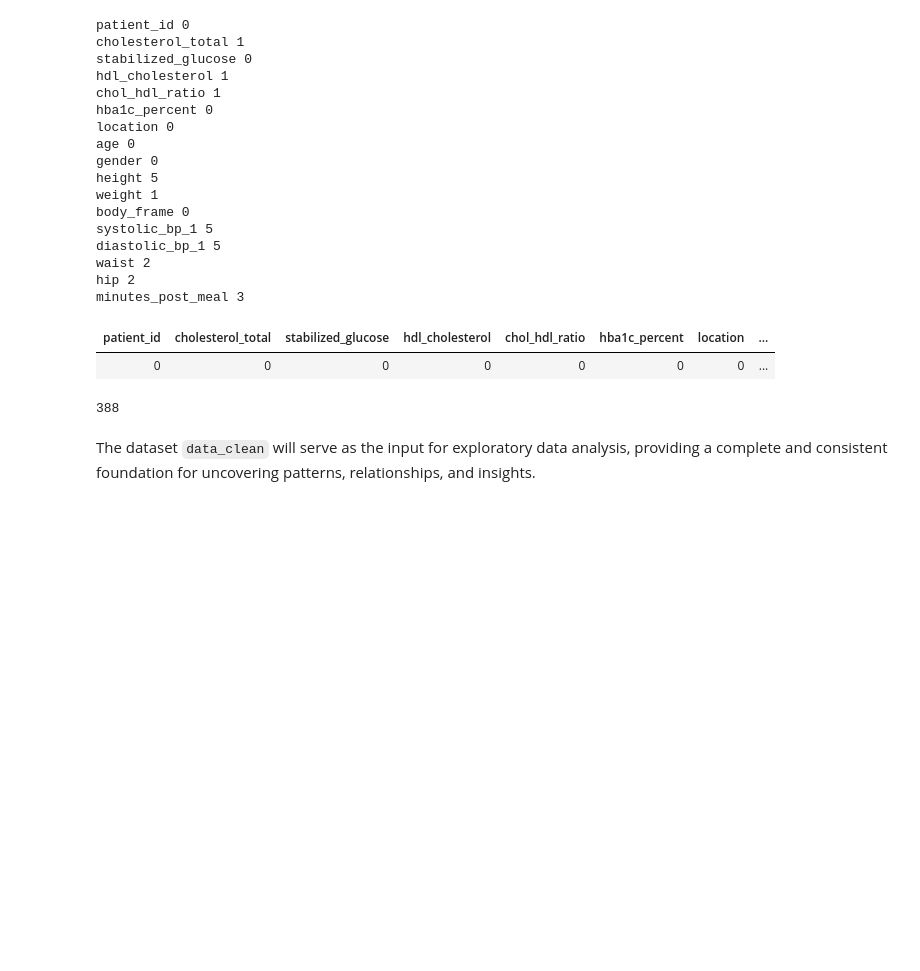
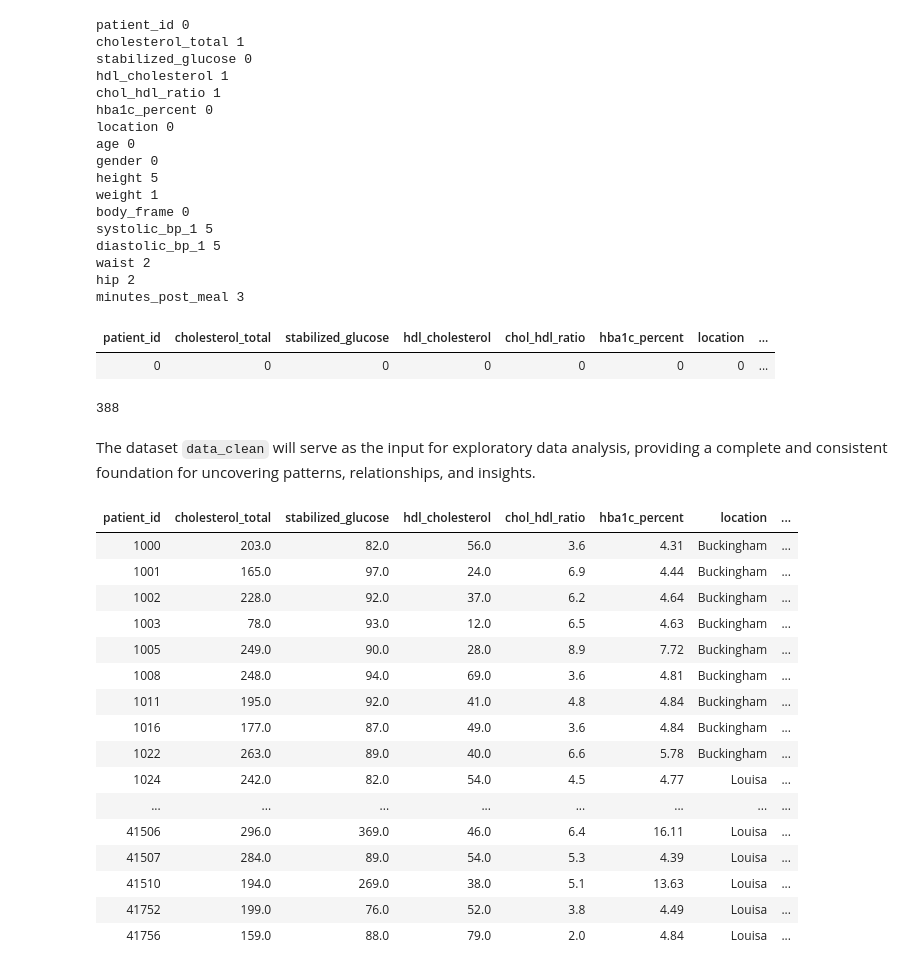
Before and after one commit to Kholeka98/Data-Science-Project-Profolio, a Jupyter notebook: Data Cleaning/DataCleaningDiabetes.ipynb, the cells around one changed output. Saved outputs shown, nothing was run; the diff lists cells and outputs as text; code cells hidden in the pictures; blank space fills up the shorter version.

```diff
--- a/Data Cleaning/DataCleaningDiabetes.ipynb
+++ b/Data Cleaning/DataCleaningDiabetes.ipynb
@@ -207,0 +178,21 @@ data_final.write.mode("overwrite").saveAsTable("diabetes_data_cleaned")
+# %%
+
+display(data_final)
+# %% [output]
+| patient_id | cholesterol_total | stabilized_glucose | hdl_cholesterol | chol_hdl_ratio | hba1c_percent | location | ... |
+| 1000 | 203.0 | 82.0 | 56.0 | 3.6 | 4.31 | Buckingham | ... |
+| 1001 | 165.0 | 97.0 | 24.0 | 6.9 | 4.44 | Buckingham | ... |
+| 1002 | 228.0 | 92.0 | 37.0 | 6.2 | 4.64 | Buckingham | ... |
+| 1003 | 78.0 | 93.0 | 12.0 | 6.5 | 4.63 | Buckingham | ... |
+| 1005 | 249.0 | 90.0 | 28.0 | 8.9 | 7.72 | Buckingham | ... |
+| 1008 | 248.0 | 94.0 | 69.0 | 3.6 | 4.81 | Buckingham | ... |
+| 1011 | 195.0 | 92.0 | 41.0 | 4.8 | 4.84 | Buckingham | ... |
+| 1016 | 177.0 | 87.0 | 49.0 | 3.6 | 4.84 | Buckingham | ... |
+| 1022 | 263.0 | 89.0 | 40.0 | 6.6 | 5.78 | Buckingham | ... |
+| 1024 | 242.0 | 82.0 | 54.0 | 4.5 | 4.77 | Louisa | ... |
+| ... | ... | ... | ... | ... | ... | ... | ... |
+| 41506 | 296.0 | 369.0 | 46.0 | 6.4 | 16.11 | Louisa | ... |
+| 41507 | 284.0 | 89.0 | 54.0 | 5.3 | 4.39 | Louisa | ... |
+| 41510 | 194.0 | 269.0 | 38.0 | 5.1 | 13.63 | Louisa | ... |
+| 41752 | 199.0 | 76.0 | 52.0 | 3.8 | 4.49 | Louisa | ... |
+| 41756 | 159.0 | 88.0 | 79.0 | 2.0 | 4.84 | Louisa | ... |
```
Also changed, not shown: parts of 6 cells of this notebook.
